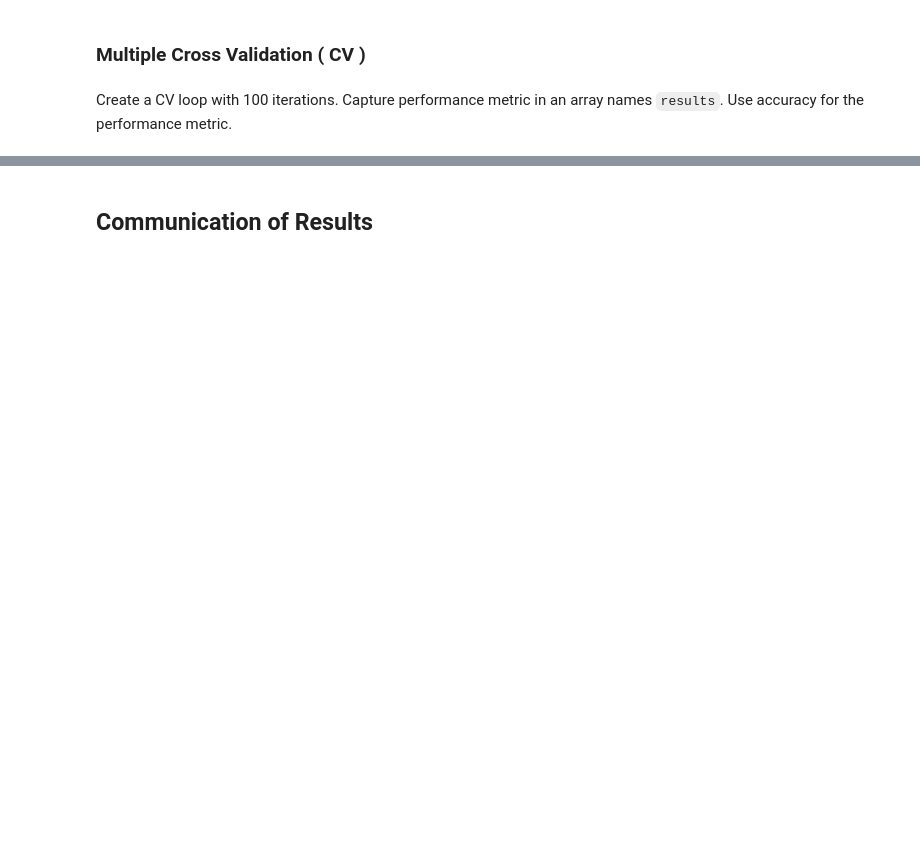
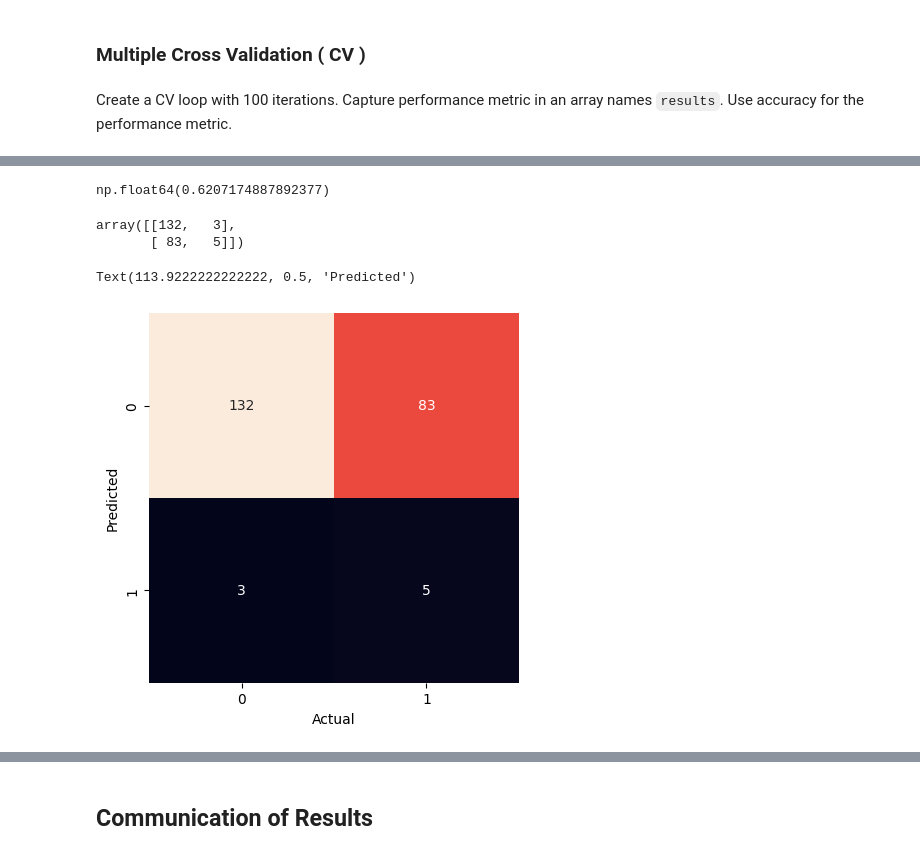
Before and after one commit to cnmi-ds-22/rwcitek___Data-Science-Portfolio-C22, a Jupyter notebook: Modules/Module_1_Intro_to_DS_and_Naive_Bayes/Projects/Instructions/Project-0/Titanic.Survival.Prediction.Using.Naive.Bayes.pass-02.ipynb, the cells around one changed output, grey strips where cells are left out. Drawn from its saved outputs; the diff is of its cells as text; code cells hidden in the pictures; blank space fills up the shorter version.

```diff
--- a/Modules/Module_1_Intro_to_DS_and_Naive_Bayes/Projects/Instructions/Project-0/Titanic.Survival.Prediction.Using.Naive.Bayes.pass-02.ipynb
+++ b/Modules/Module_1_Intro_to_DS_and_Naive_Bayes/Projects/Instructions/Project-0/Titanic.Survival.Prediction.Using.Naive.Bayes.pass-02.ipynb
@@ -211,4 +599,24 @@ We'll meassure accuracy, which is the proportions of the number correctly predic
 Create a CV loop with 100 iterations.  Capture performance metric in an array names `results`.
 Use accuracy for the performance metric.
 # %%
+n = 1_000
+results = np.zeros(n)
+
 # Multiple CV loop
+for i in range(n):
+  # Train Test Split
+  X_train, X_test, y_train, y_test = train_test_split(features, target, test_size = 0.25 )
+
+  # Create an empty GNB model
+  modelGNB = GaussianNB()
+
+  # Train ( fit ) the model
+  modelGNB.fit(X_train, y_train)
+
+  # Make predicitons using the model
+  y_pred = modelGNB.predict(X_test)
+
+  # Calculate the accuracy
+  results[i] = metrics.accuracy_score(y_test, y_pred)
+
+results
@@ -215,2 +641,5 @@ Use accuracy for the performance metric.
 # %%
 # Calculate mean of results
+results.mean()
+# %% [output]
+np.float64(0.6207174887892377)
@@ -219,2 +646,26 @@ Use accuracy for the performance metric.
+# %%
+# Display a confusion matrix
+matrix = metrics.confusion_matrix(
+    y_test,
+    y_pred,
+)
+matrix
+# %% [output]
+array([[132,   3],
+       [ 83,   5]])
+# %%
+sns.heatmap(
+    matrix.T,
+    square = True,
+    annot=True,
+    fmt='d',
+    cbar=False,
+
+)
+plt.xlabel("Actual")
+plt.ylabel("Predicted")
+# %% [output]
+Text(113.9222222222222, 0.5, 'Predicted')
+[figure, added]
 # %%
 # Display a histogram of the results
```
Also changed, not shown: parts of 44 cells of this notebook.
